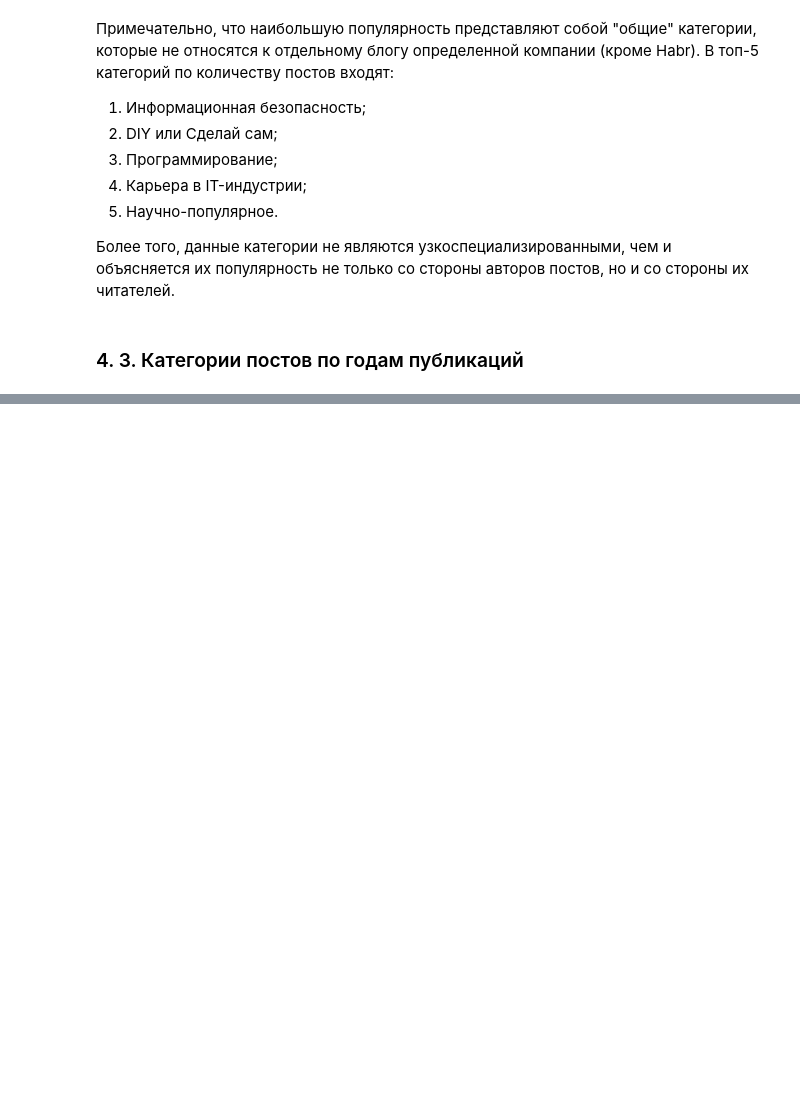
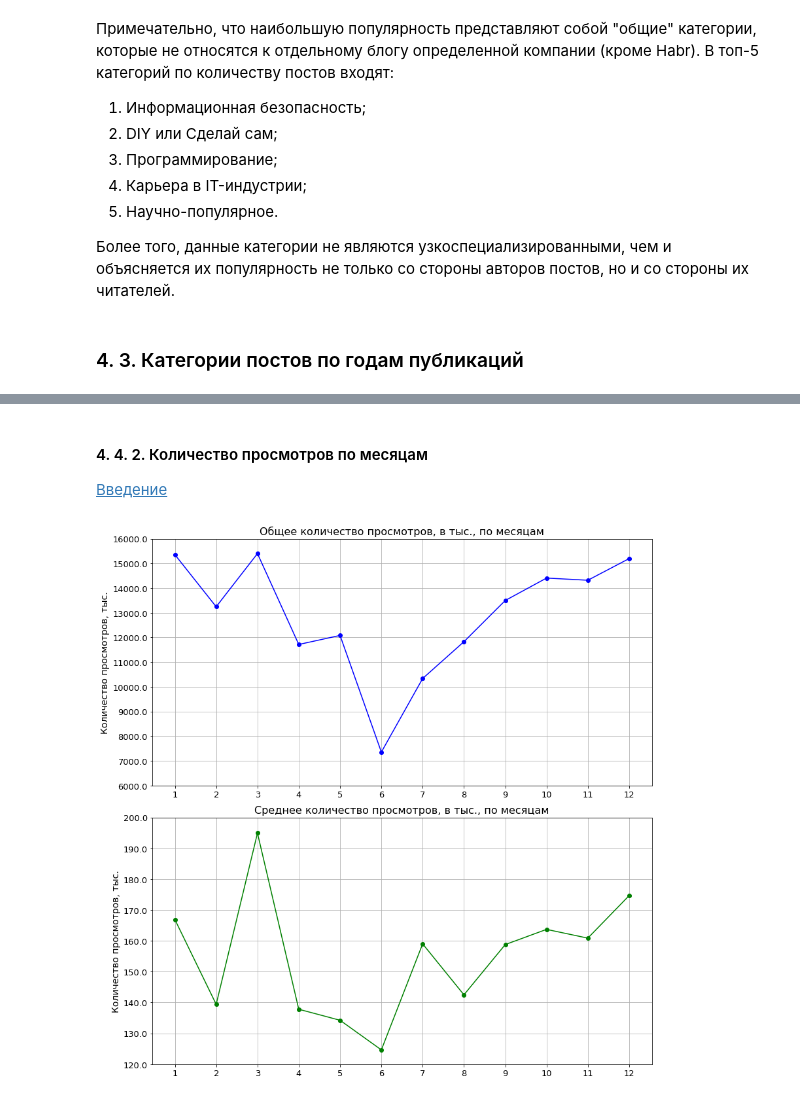
Before and after one commit to Midle68/habr_parsing, a Jupyter notebook: parser.ipynb, the cells around one changed output, grey strips where cells are left out. Saved outputs shown, nothing was run; the diff lists cells and outputs as text; code cells hidden in the pictures; blank space fills up the shorter version.

```diff
--- a/parser.ipynb
+++ b/parser.ipynb
@@ -395,0 +510,8 @@ NameError: name 'view_count' is not defined
+# %% [markdown]
+<a name='views_per_month'></a>
+#### 4. 4. 2. Количество просмотров по месяцам
+[Введение](#introduction)
+# %%
+create_sum_mean_plot(period='month', name='по месяцам', rotation=0)
+# %% [output]
+[figure, added]
```
Also changed, not shown: parts of 72 cells of this notebook.
